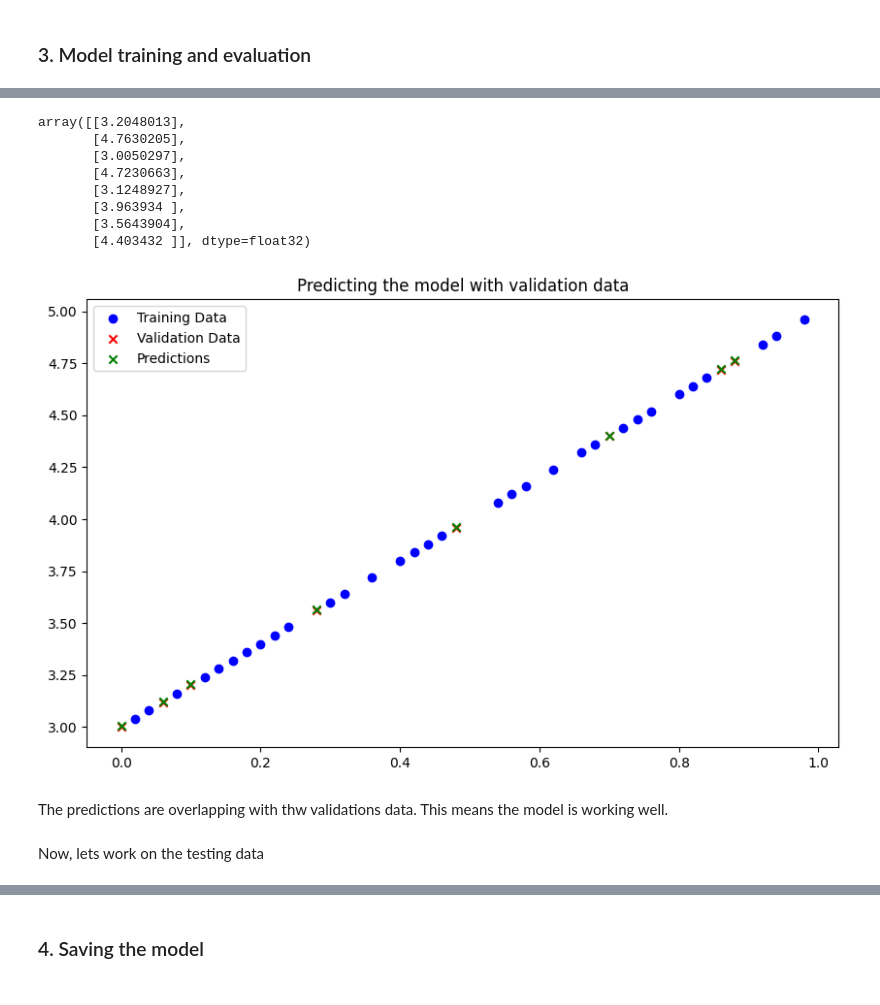
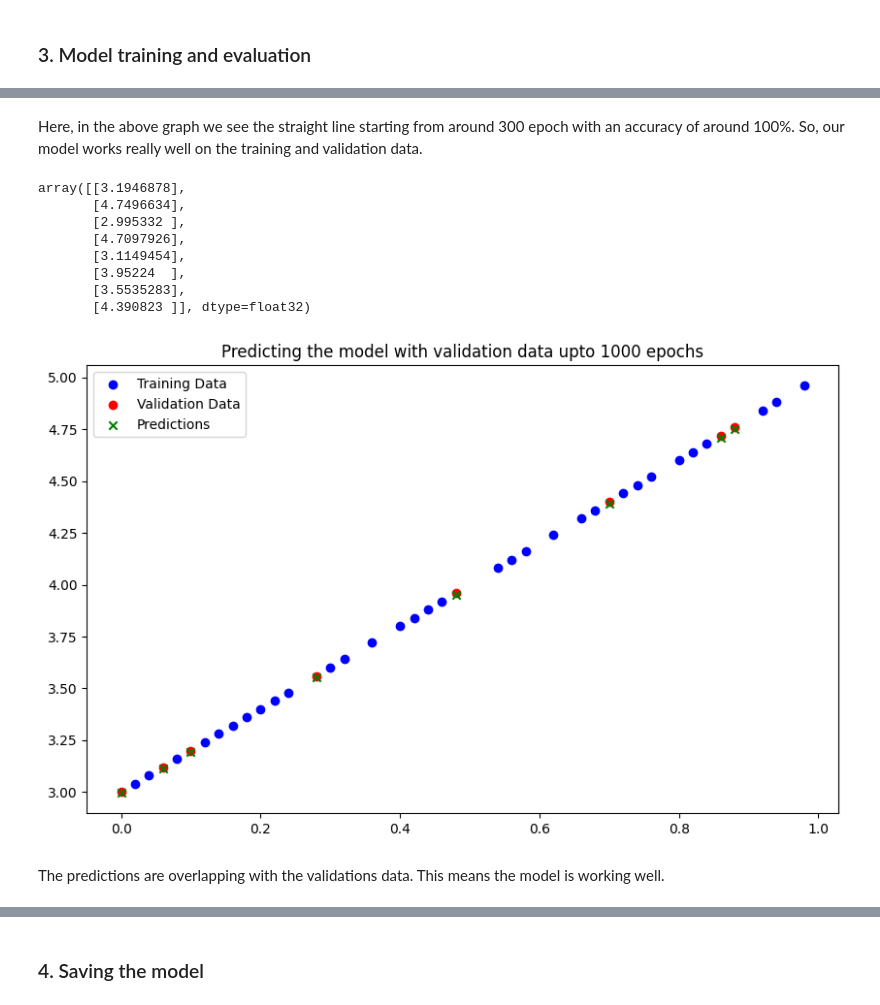
Before and after one commit to Taibangnganba/Linear-Regression-Model-with-a-custom-dataset, a Jupyter notebook: Linear_regression_model.ipynb, the cells around one changed output, grey strips where cells are left out. Saved outputs shown, nothing was run; the diff lists cells and outputs as text; code cells hidden in the pictures.

Commit message:
Adding accuracy function with sklearn.metrics.r2_score and some graph

```diff
--- a/Linear_regression_model.ipynb
+++ b/Linear_regression_model.ipynb
@@ -92,6 +96,10 @@ optimizer = torch.optim.SGD(model.parameters(), lr=0.01)
 ### 3. Model training and evaluation
 # %%
 epochs = 1000
+train_losses = []
+val_losses = []
+val_accs = []
+epoch_counts = []
 
 for epoch in range(epochs):
     model.train()
@@ -106,6 +114,14 @@ for epoch in range(epochs):
     model.eval()
     with torch.inference_mode():
         y_pred = model(x_val)
-        test_loss = loss_fn(y_pred, y_val)
-        print(f"Epoch: {epoch} | Loss: {loss:.4f} | Test Loss: {test_loss:.4f}")
+        val_loss = loss_fn(y_pred, y_val)
+        val_acc = r2_score(y_pred, y_val)
+
+        # print progress
+        if epoch % 10 == 0:
+            epoch_counts.append(epoch)
+            train_losses.append(loss.detach().numpy())
+            val_losses.append(val_loss.detach().numpy())
+            val_accs.append(val_acc)
+            print(f"Epoch: {epoch} | Train Loss: {loss:.4f} | Val Loss: {val_loss:.4f} | Val Acc: {val_acc:.4f}")
 # %% [output]
@@ -129,3 +144,0 @@ Epoch: 999 | Loss: 0.0083 | Test Loss: 0.0041
-# %%
-y_pred = model(x_val)
-y_pred.shape
@@ -138,26 +167,26 @@ torch.Size([8, 1])
+# %% [markdown]
+Here, in the above graph we see the straight line starting from around 300 epoch with an accuracy of around 100%. So, our model works really well on the training and validation data.
 # %%
 y_pred = y_pred.detach().numpy()
 y_pred
 # %% [output]
-array([[3.2048013],
-       [4.7630205],
-       [3.0050297],
-       [4.7230663],
-       [3.1248927],
-       [3.963934 ],
-       [3.5643904],
-       [4.403432 ]], dtype=float32)
+array([[3.1946878],
+       [4.7496634],
+       [2.995332 ],
+       [4.7097926],
+       [3.1149454],
+       [3.95224  ],
+       [3.5535283],
+       [4.390823 ]], dtype=float32)
 # %%
 plt.figure(figsize=(10, 6))
 plt.scatter(x_train, y_train, c='b', marker='o', label='Training Data')
-plt.scatter(x_val, y_val, c='r', marker='x', label='Validation Data')
+plt.scatter(x_val, y_val, c='r', marker='o', label='Validation Data')
 plt.scatter(x_val, y_pred, c='g', marker='x', label='Predictions')
-plt.title("Predicting the model with validation data")
+plt.title("Predicting the model with validation data upto 1000 epochs")
 plt.legend()
 plt.show()
 # %% [output]
-[figure, old version]
+[figure, new version]
 # %% [markdown]
-The predictions are overlapping with thw validations data. This means the model is working well.
+The predictions are overlapping with the validations data. This means the model is working well.
-# %% [markdown]
-Now, lets work on the testing data
```
Also changed, not shown: parts of 20 cells of this notebook.
